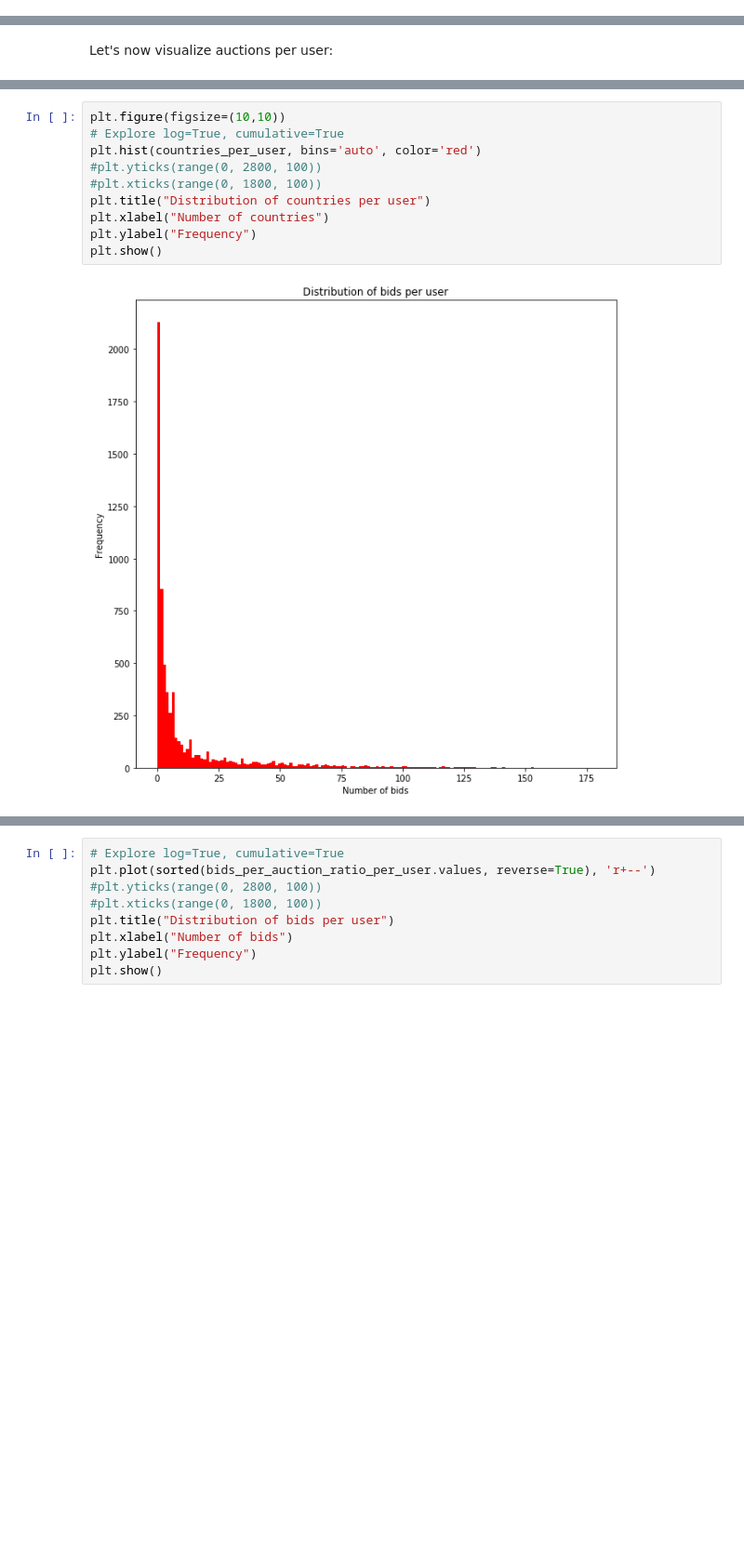
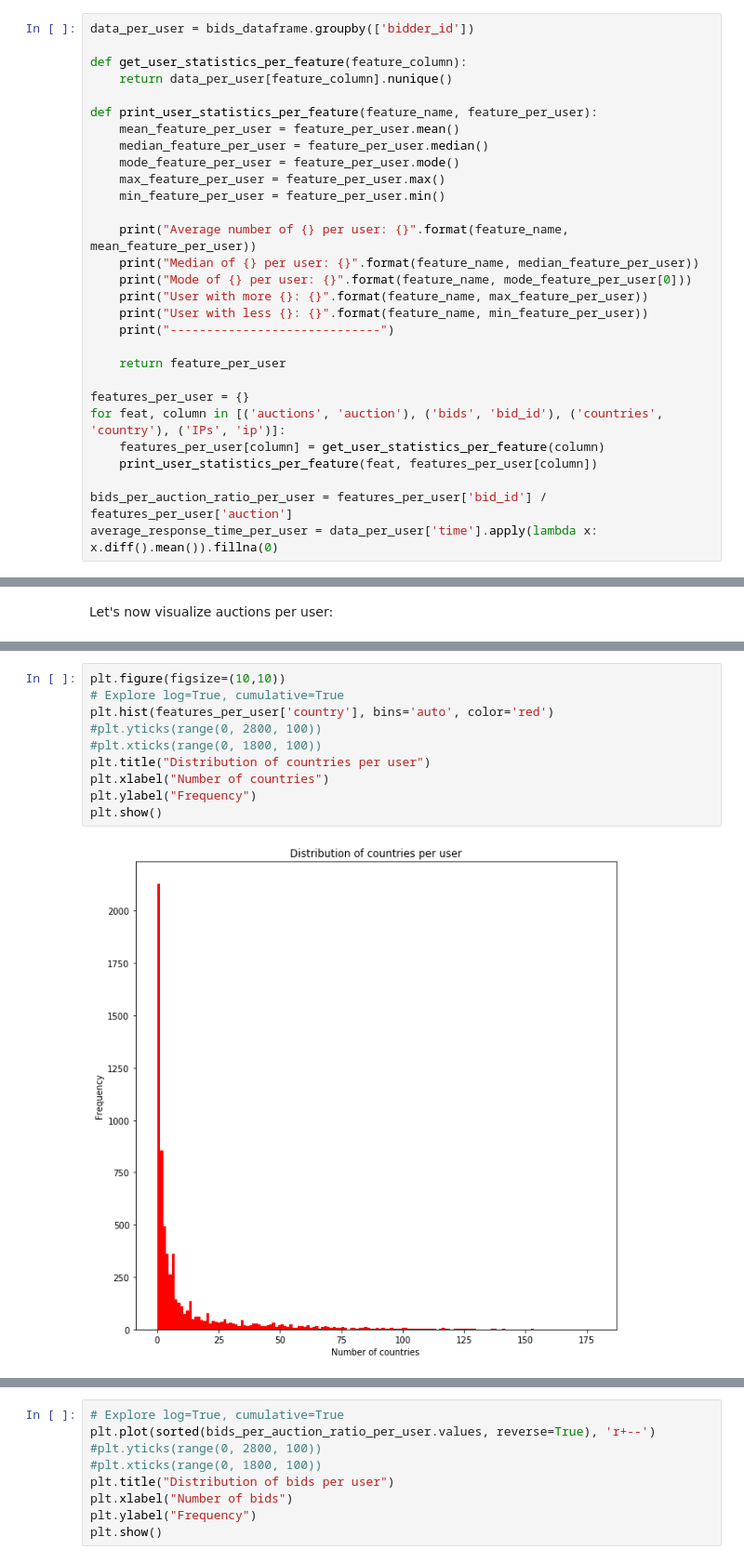
Before and after one commit to jesus-a-martinez-v/human-or-robot, a Jupyter notebook: notebooks/data_exploration.ipynb, the cells around one changed output, grey strips where cells are left out. Shown at 93% size. Saved outputs shown, nothing was run; the diff lists cells and outputs as text; blank space fills up the shorter version.

```diff
--- a/notebooks/data_exploration.ipynb
+++ b/notebooks/data_exploration.ipynb
@@ -225,0 +165,29 @@ User with less IPs: 1
+# %%
+data_per_user = bids_dataframe.groupby(['bidder_id'])
+
+def get_user_statistics_per_feature(feature_column):
+    return data_per_user[feature_column].nunique()
+
+def print_user_statistics_per_feature(feature_name, feature_per_user):
+    mean_feature_per_user = feature_per_user.mean()
+    median_feature_per_user = feature_per_user.median()
+    mode_feature_per_user = feature_per_user.mode()
+    max_feature_per_user = feature_per_user.max()
+    min_feature_per_user = feature_per_user.min()
+
+    print("Average number of {} per user: {}".format(feature_name, mean_feature_per_user))
+    print("Median of {} per user: {}".format(feature_name, median_feature_per_user))
+    print("Mode of {} per user: {}".format(feature_name, mode_feature_per_user[0]))
+    print("User with more {}: {}".format(feature_name, max_feature_per_user))
+    print("User with less {}: {}".format(feature_name, min_feature_per_user))
+    print("-----------------------------")
+
+    return feature_per_user
+
+features_per_user = {}
+for feat, column in [('auctions', 'auction'), ('bids', 'bid_id'), ('countries', 'country'), ('IPs', 'ip')]:
+    features_per_user[column] = get_user_statistics_per_feature(column)
+    print_user_statistics_per_feature(feat, features_per_user[column])
+
+bids_per_auction_ratio_per_user = features_per_user['bid_id'] / features_per_user['auction']
+average_response_time_per_user = data_per_user['time'].apply(lambda x: x.diff().mean()).fillna(0)
@@ -271,12 +270,12 @@ plt.show()
 # %%
 plt.figure(figsize=(10,10))
 # Explore log=True, cumulative=True
-plt.hist(countries_per_user, bins='auto', color='red')
+plt.hist(features_per_user['country'], bins='auto', color='red')
 #plt.yticks(range(0, 2800, 100))
 #plt.xticks(range(0, 1800, 100))
 plt.title("Distribution of countries per user")
 plt.xlabel("Number of countries")
 plt.ylabel("Frequency")
 plt.show()
 # %% [output]
-[figure, old version]
+[figure, new version]
```
Also changed, not shown: parts of 13 cells of this notebook.
